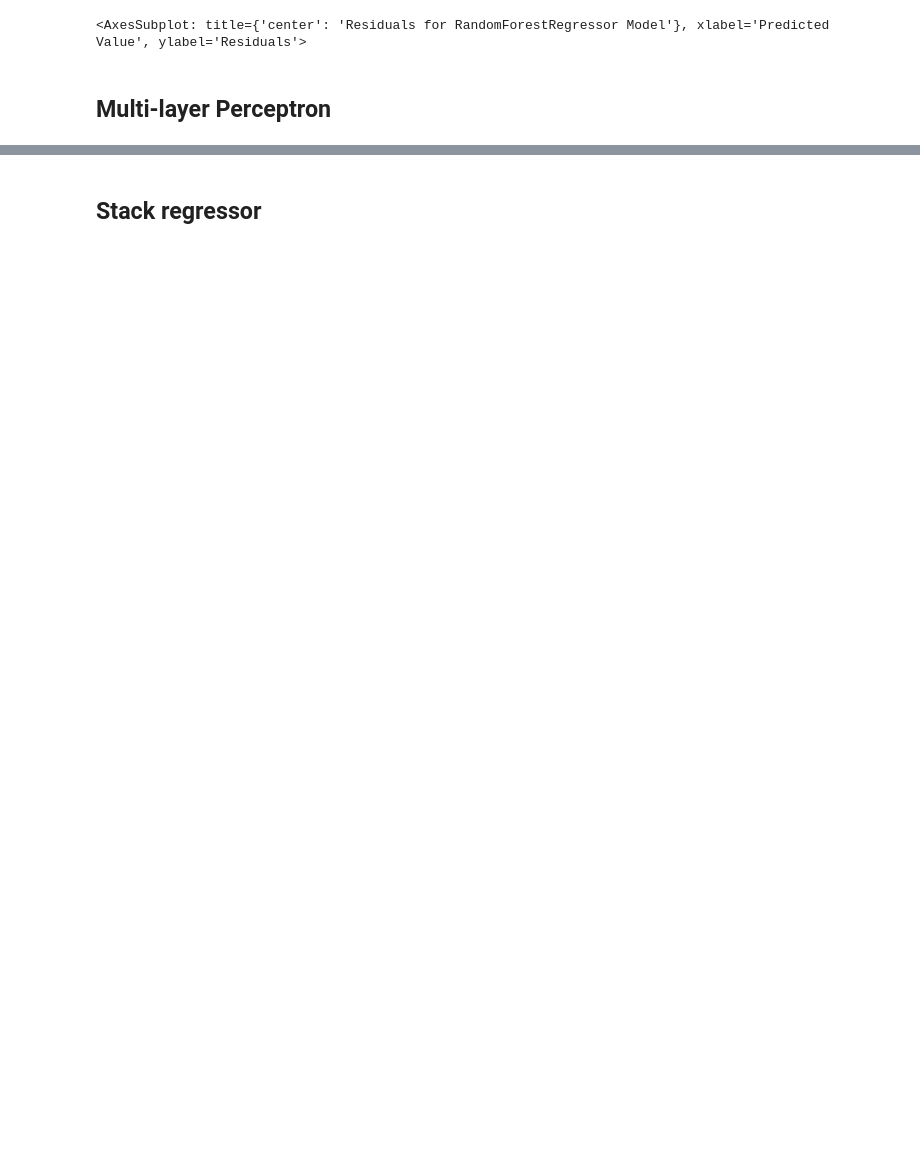
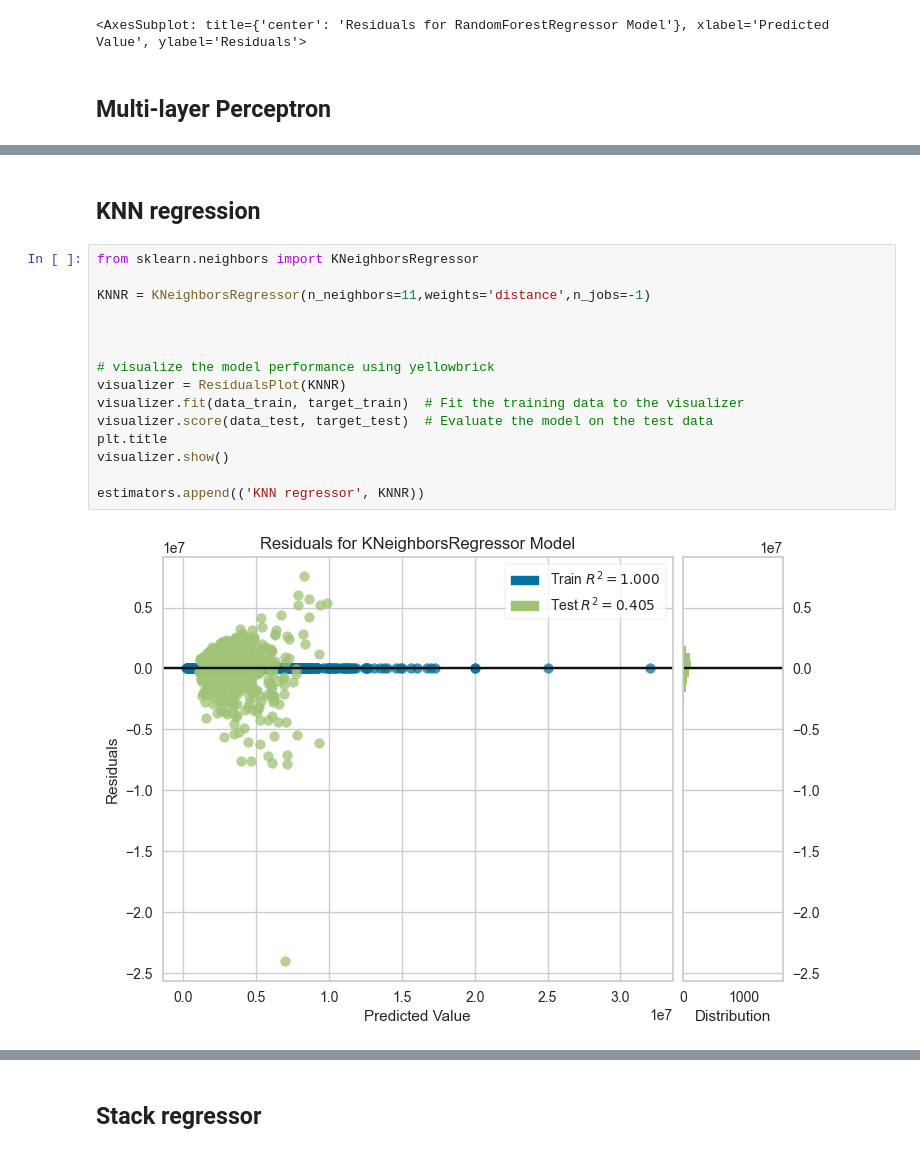
Before and after one commit to Dan-Irl/Regression-ensemble-model, a Jupyter notebook: main.ipynb, the cells around one changed output, grey strips where cells are left out. Drawn from its saved outputs; the diff is of its cells as text; blank space fills up the shorter version.

```diff
--- a/main.ipynb
+++ b/main.ipynb
@@ -133,0 +135,19 @@ visualizer.show()
+# %% [markdown]
+## **KNN regression**
+# %%
+from sklearn.neighbors import KNeighborsRegressor
+
+KNNR = KNeighborsRegressor(n_neighbors=11,weights='distance',n_jobs=-1)
+
+
+
+# visualize the model performance using yellowbrick
+visualizer = ResidualsPlot(KNNR)
+visualizer.fit(data_train, target_train)  # Fit the training data to the visualizer
+visualizer.score(data_test, target_test)  # Evaluate the model on the test data
+plt.title
+visualizer.show()
+
+estimators.append(('KNN regressor', KNNR))
+# %% [output]
+[figure, added]
```
Also changed, not shown: parts of 8 cells of this notebook.
